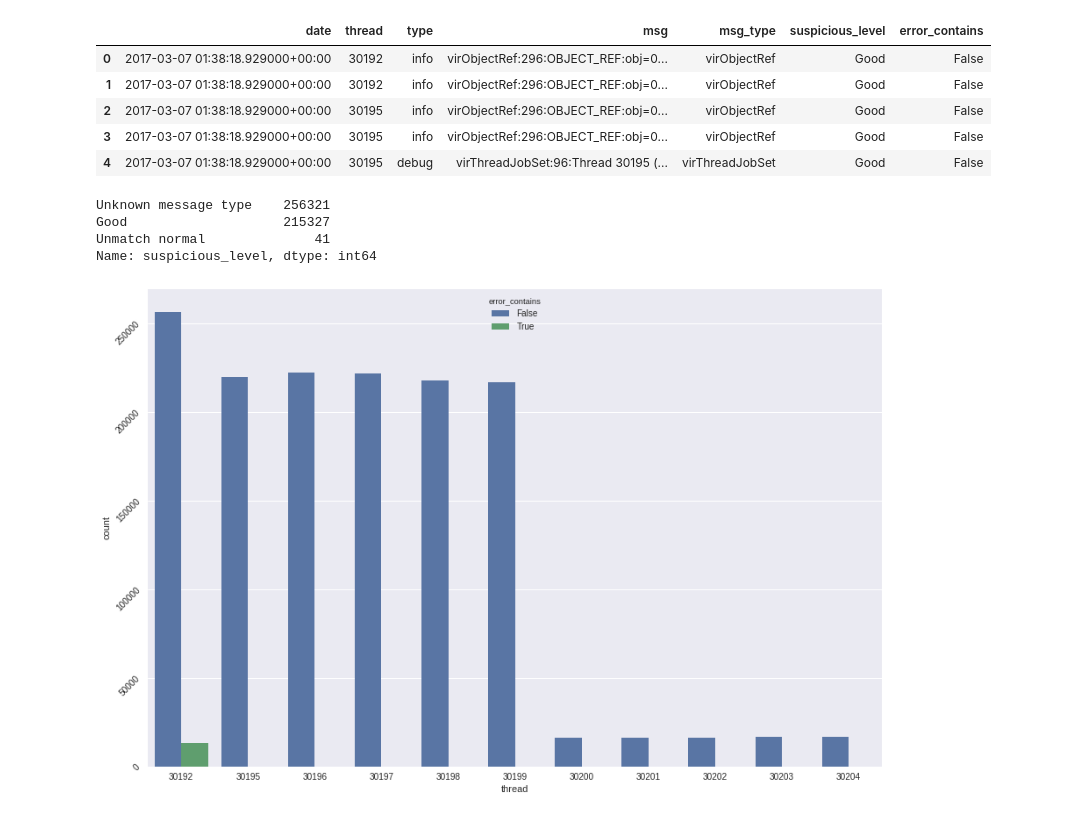
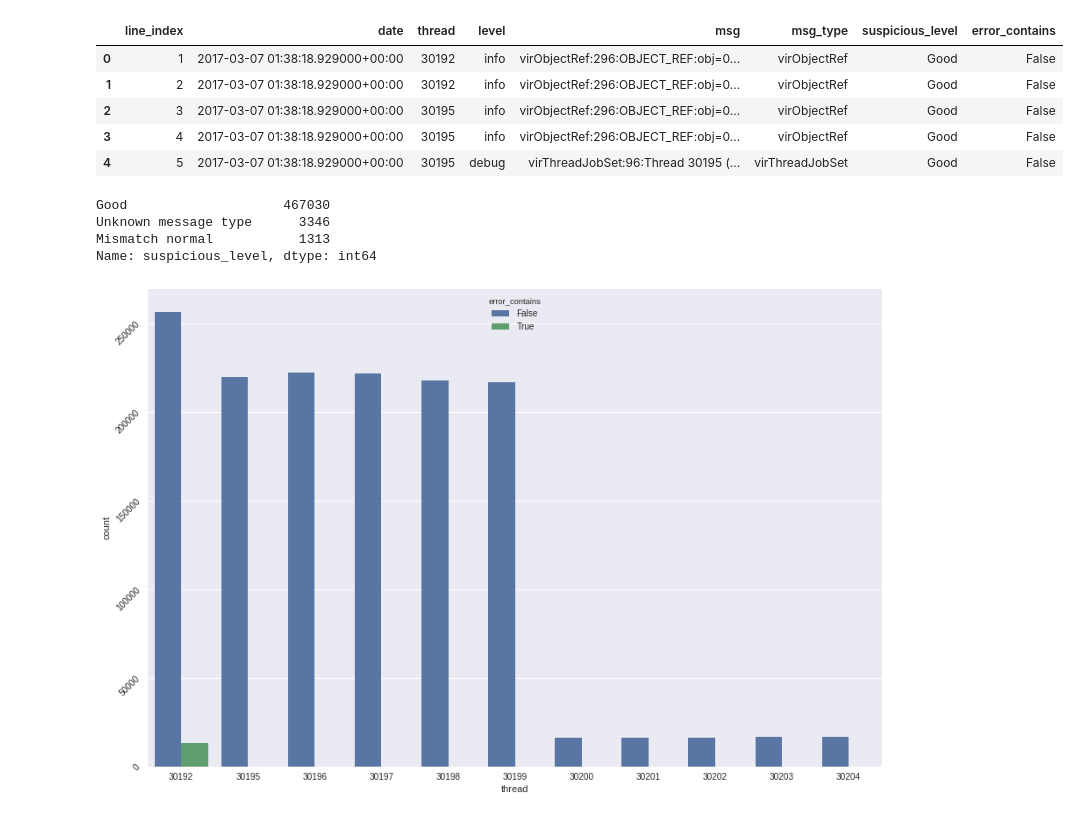
Before and after one commit to makarovans/ovirt-outreachy-qualification-task, a Jupyter notebook: Log describe.ipynb, the cells around one changed output. Cells and saved outputs as stored; diff of their text form; code cells hidden in the pictures.

```diff
--- a/Log describe.ipynb
+++ b/Log describe.ipynb
@@ -19,9 +275,19 @@ print(random.choice(log_lines))
+# %%
+class LogParser:
+    def __init__(self):
+        pass
+
+    def parse(self, line, ind):
+        return CommonLogItem().parse(line, ind)
 # %%
 process_lines = []
-for line in log_lines:
+bar = ProgressBar(max_value=len(log_lines))
+for i, line in enumerate(log_lines):
     try:
         date = datetime.strptime(line[:28], "%Y-%m-%d %H:%M:%S.%f%z")
-        process_lines.append(line)
+        process_lines.append((line, i + 1))
     except:
-        process_lines[-1] += '\n' + line
+        process_lines[-1] = (process_lines[-1][0] + '\n' + line, process_lines[-1][1])
+    bar.update(i)
+bar.finish()
 del log_lines
@@ -149,0 +296,9 @@ logs = [parser.parse(line) for line in process_lines]
+# %%
+parser = LogParser()
+bar = ProgressBar(max_value=len(process_lines))
+logs = []
+for i, (line, ind) in enumerate(process_lines):
+    logs.append(parser.parse(line, ind))
+    bar.update(i)
+bar.finish()
+# del process_lines
@@ -150,26 +307,28 @@ logs = [parser.parse(line) for line in process_lines]
 # %%
 df = pd.DataFrame()
+df['line_index'] = [log.line_index for log in logs]
 df['date'] = [log.date for log in logs]
 df['thread'] = [log.thread for log in logs]
-df['type'] = [log.type for log in logs]
+df['level'] = [log.level for log in logs]
 df['msg'] = [log.msg for log in logs]
 df['msg_type'] = [log.msg.type for log in logs]
 df['suspicious_level'] = [log.msg.suspicious_level for log in logs]
 df['error_contains'] = [log.msg.error_contains for log in logs]
+del logs
 df.head()
 # %% [output]
-|  | date | thread | type | msg | msg_type | suspicious_level | error_contains |
-| 0 | 2017-03-07 01:38:18.929000+00:00 | 30192 | info | virObjectRef:296:OBJECT_REF:obj=0... | virObjectRef | Good | False |
-| 1 | 2017-03-07 01:38:18.929000+00:00 | 30192 | info | virObjectRef:296:OBJECT_REF:obj=0... | virObjectRef | Good | False |
-| 2 | 2017-03-07 01:38:18.929000+00:00 | 30195 | info | virObjectRef:296:OBJECT_REF:obj=0... | virObjectRef | Good | False |
-| 3 | 2017-03-07 01:38:18.929000+00:00 | 30195 | info | virObjectRef:296:OBJECT_REF:obj=0... | virObjectRef | Good | False |
-| 4 | 2017-03-07 01:38:18.929000+00:00 | 30195 | debug | virThreadJobSet:96:Thread 30195 (... | virThreadJobSet | Good | False |
+|  | line_index | date | thread | level | msg | msg_type | suspicious_level | error_contains |
+| 0 | 1 | 2017-03-07 01:38:18.929000+00:00 | 30192 | info | virObjectRef:296:OBJECT_REF:obj=0... | virObjectRef | Good | False |
+| 1 | 2 | 2017-03-07 01:38:18.929000+00:00 | 30192 | info | virObjectRef:296:OBJECT_REF:obj=0... | virObjectRef | Good | False |
+| 2 | 3 | 2017-03-07 01:38:18.929000+00:00 | 30195 | info | virObjectRef:296:OBJECT_REF:obj=0... | virObjectRef | Good | False |
+| 3 | 4 | 2017-03-07 01:38:18.929000+00:00 | 30195 | info | virObjectRef:296:OBJECT_REF:obj=0... | virObjectRef | Good | False |
+| 4 | 5 | 2017-03-07 01:38:18.929000+00:00 | 30195 | debug | virThreadJobSet:96:Thread 30195 (... | virThreadJobSet | Good | False |
 # %%
-df[df.type == "debug"].suspicious_level.value_counts(dropna=False)
+df[df.level == "debug"].suspicious_level.value_counts(dropna=False)
 # %% [output]
-Unknown message type    256321
-Good                    215327
-Unmatch normal              41
+Good                    467030
+Unknown message type      3346
+Mismatch normal           1313
 Name: suspicious_level, dtype: int64
 # %%
 _, ax = pyplot.subplots(figsize=(15, 10))
```
Also changed, not shown: parts of 11 cells of this notebook, 1 other file.
